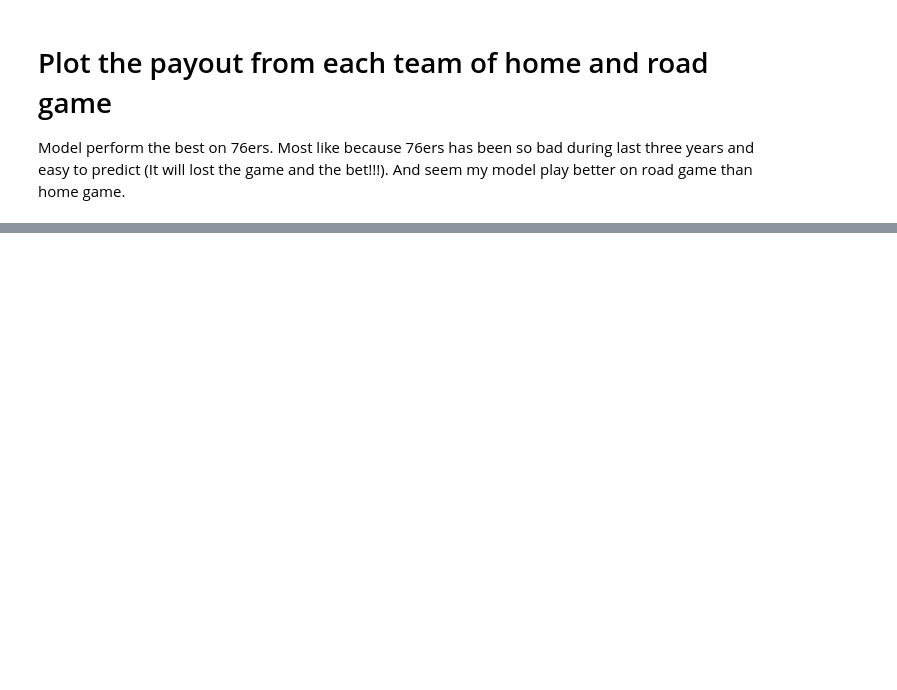
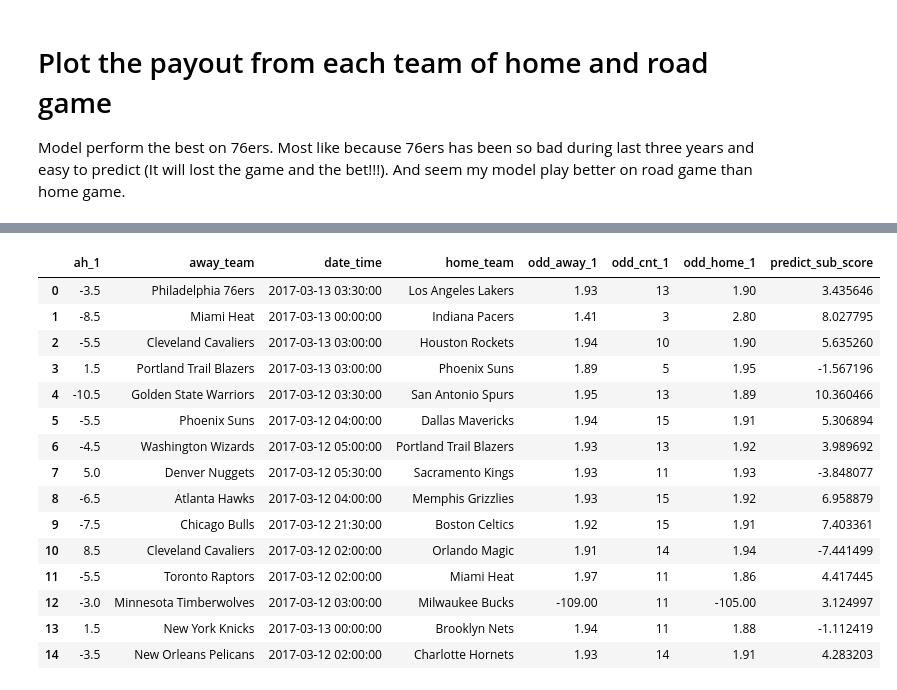
Before and after one commit to ccuulinay/playing_nba, a Jupyter notebook: nba_odds_analysis/predict_sub_score.ipynb, the cells around one changed output, grey strips where cells are left out. Cells and saved outputs as stored; diff of their text form; code cells hidden in the pictures; blank space fills up the shorter version.

```diff
--- a/nba_odds_analysis/predict_sub_score.ipynb
+++ b/nba_odds_analysis/predict_sub_score.ipynb
@@ -396,0 +516,21 @@ plt.show()
+# %%
+input_20170312 = pd.read_json("/Users/ccuulinay/PycharmProjects/nba_data/nba_odds_ah_pregetter/5_item.json")
+result_df = predict_tomorrow(input_20170312, teams_df)
+result_df
+# %% [output]
+|  | ah_1 | away_team | date_time | home_team | odd_away_1 | odd_cnt_1 | odd_home_1 | predict_sub_score |
+| 0 | -3.5 | Philadelphia 76ers | 2017-03-13 03:30:00 | Los Angeles Lakers | 1.93 | 13 | 1.90 | 3.435646 |
+| 1 | -8.5 | Miami Heat | 2017-03-13 00:00:00 | Indiana Pacers | 1.41 | 3 | 2.80 | 8.027795 |
+| 2 | -5.5 | Cleveland Cavaliers | 2017-03-13 03:00:00 | Houston Rockets | 1.94 | 10 | 1.90 | 5.635260 |
+| 3 | 1.5 | Portland Trail Blazers | 2017-03-13 03:00:00 | Phoenix Suns | 1.89 | 5 | 1.95 | -1.567196 |
+| 4 | -10.5 | Golden State Warriors | 2017-03-12 03:30:00 | San Antonio Spurs | 1.95 | 13 | 1.89 | 10.360466 |
+| 5 | -5.5 | Phoenix Suns | 2017-03-12 04:00:00 | Dallas Mavericks | 1.94 | 15 | 1.91 | 5.306894 |
+| 6 | -4.5 | Washington Wizards | 2017-03-12 05:00:00 | Portland Trail Blazers | 1.93 | 13 | 1.92 | 3.989692 |
+| 7 | 5.0 | Denver Nuggets | 2017-03-12 05:30:00 | Sacramento Kings | 1.93 | 11 | 1.93 | -3.848077 |
+| 8 | -6.5 | Atlanta Hawks | 2017-03-12 04:00:00 | Memphis Grizzlies | 1.93 | 15 | 1.92 | 6.958879 |
+| 9 | -7.5 | Chicago Bulls | 2017-03-12 21:30:00 | Boston Celtics | 1.92 | 15 | 1.91 | 7.403361 |
+| 10 | 8.5 | Cleveland Cavaliers | 2017-03-12 02:00:00 | Orlando Magic | 1.91 | 14 | 1.94 | -7.441499 |
+| 11 | -5.5 | Toronto Raptors | 2017-03-12 02:00:00 | Miami Heat | 1.97 | 11 | 1.86 | 4.417445 |
+| 12 | -3.0 | Minnesota Timberwolves | 2017-03-12 03:00:00 | Milwaukee Bucks | -109.00 | 11 | -105.00 | 3.124997 |
+| 13 | 1.5 | New York Knicks | 2017-03-13 00:00:00 | Brooklyn Nets | 1.94 | 11 | 1.88 | -1.112419 |
+| 14 | -3.5 | New Orleans Pelicans | 2017-03-12 02:00:00 | Charlotte Hornets | 1.93 | 14 | 1.91 | 4.283203 |
```
Also changed, not shown: parts of 20 cells of this notebook, 14 other files.
